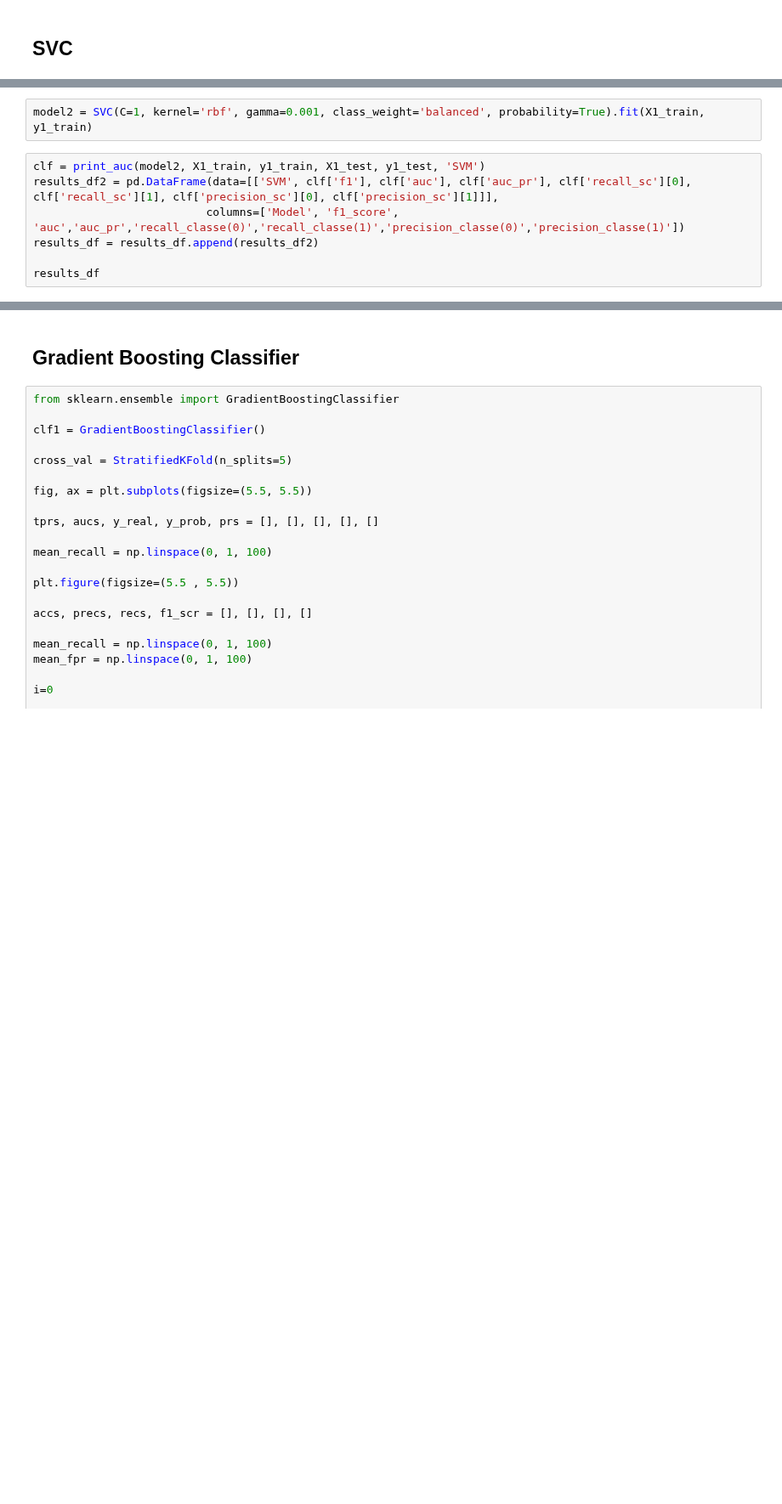
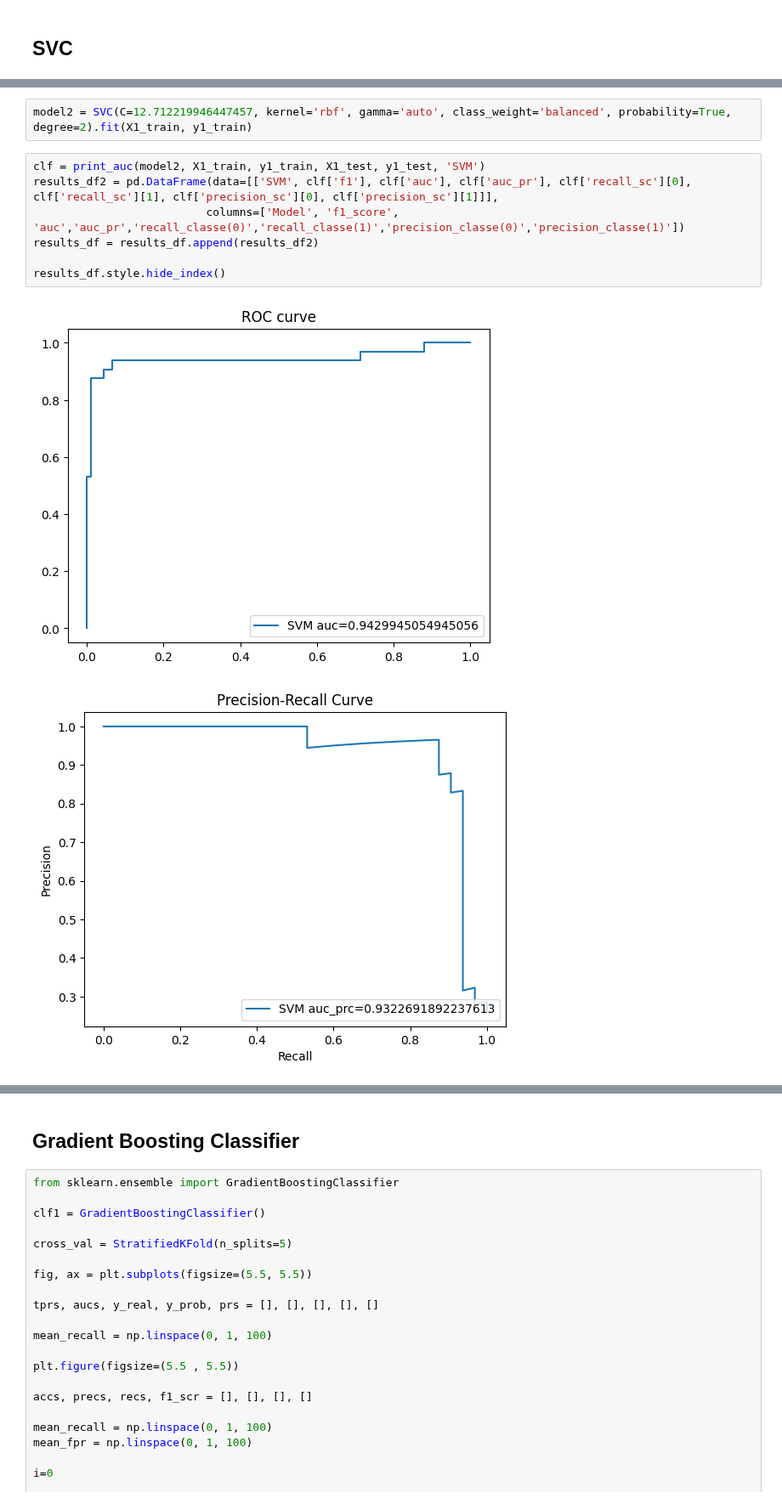
Before and after one commit to mounsifelatouch/cdd, a Jupyter notebook: notebooks/4_cdd_ml_part_4_model_building.ipynb, the cells around one changed output, grey strips where cells are left out. Shown at 85% size. Cells and saved outputs as stored; diff of their text form; blank space fills up the shorter version.

```diff
--- a/notebooks/4_cdd_ml_part_4_model_building.ipynb
+++ b/notebooks/4_cdd_ml_part_4_model_building.ipynb
@@ -442,9 +551,12 @@ print(f'Mean Accuracy: {np.mean(accs)}, Mean Precision: {np.mean(precs)}, Mean R
 # %%
-model2 = SVC(C=1, kernel='rbf', gamma=0.001, class_weight='balanced', probability=True).fit(X1_train, y1_train)
+model2 = SVC(C=12.712219946447457, kernel='rbf', gamma='auto', class_weight='balanced', probability=True, degree=2).fit(X1_train, y1_train)
 # %%
 clf = print_auc(model2, X1_train, y1_train, X1_test, y1_test, 'SVM')
 results_df2 = pd.DataFrame(data=[['SVM', clf['f1'], clf['auc'], clf['auc_pr'], clf['recall_sc'][0], clf['recall_sc'][1], clf['precision_sc'][0], clf['precision_sc'][1]]],
                           columns=['Model', 'f1_score', 'auc','auc_pr','recall_classe(0)','recall_classe(1)','precision_classe(0)','precision_classe(1)'])
 results_df = results_df.append(results_df2)
 
-results_df
+results_df.style.hide_index()
+# %% [output]
+[figure, added]
+[figure, added]
```
Also changed, not shown: parts of 15 cells of this notebook.
